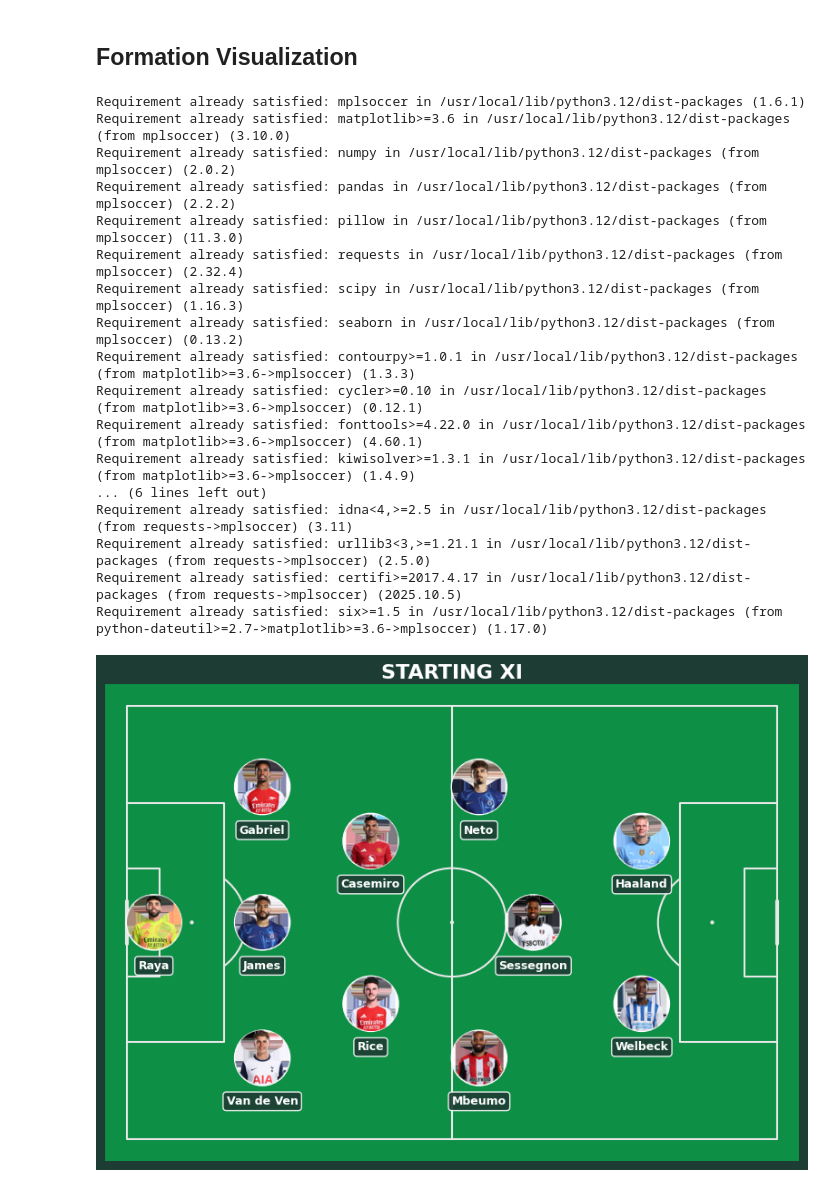
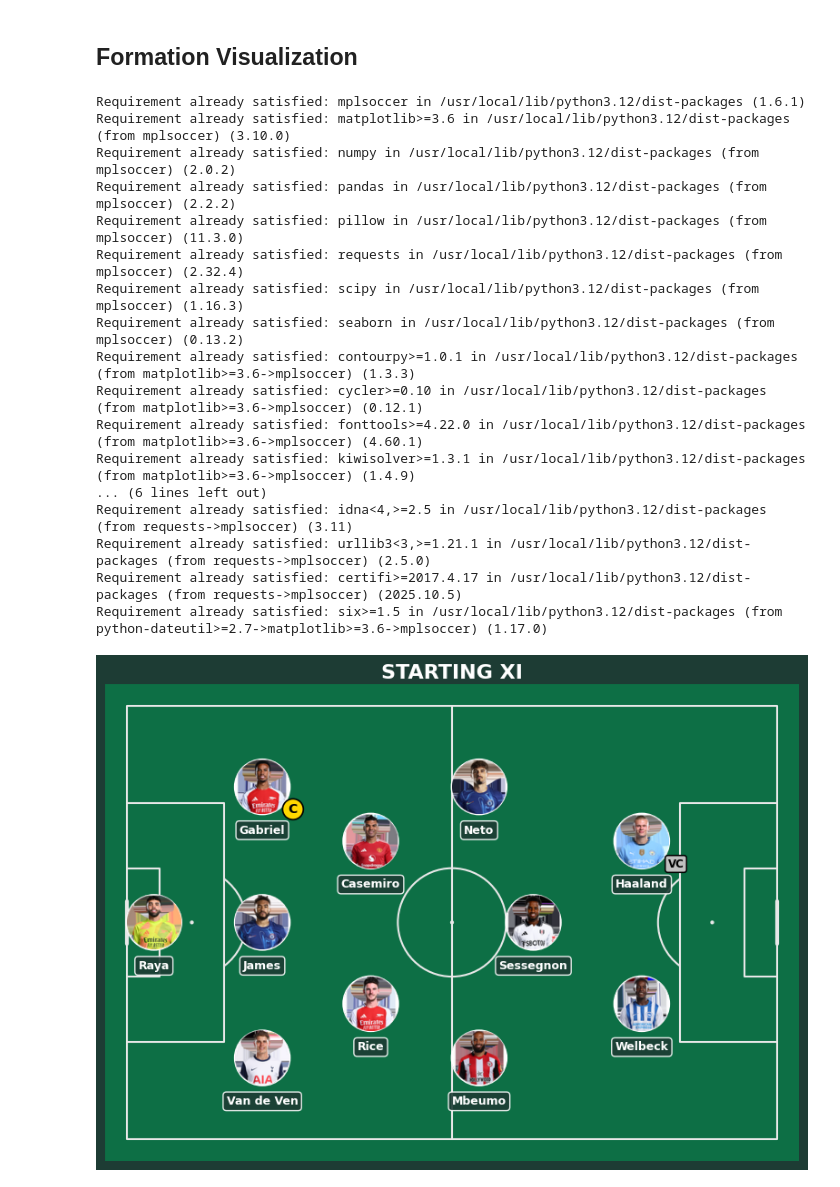
Before and after one commit to SamAbr/FPL-Squad-Selection, a Jupyter notebook: FPL.ipynb, the cells around one changed output. Drawn from its saved outputs; the diff is of its cells as text; code cells hidden in the pictures.

```diff
--- a/FPL.ipynb
+++ b/FPL.ipynb
@@ -992,6 +992,10 @@ import numpy as np
 import requests
 from io import BytesIO
 from PIL import ImageDraw
+
+# --- DEFINE CAPTAIN + VICE ---
+captain = "Gabriel"
+vice_captain = "Haaland"
 
 # --- SPLIT BY POSITION ---
 gk = starting_xi[starting_xi['position'] == 'Goalkeeper']
@@ -1006,7 +1010,7 @@ mids.loc[rice_idx], mids.loc[mbeumo_idx] = mids.loc[mbeumo_idx].copy(), mids.loc
 mids = mids.reset_index(drop=True)
 
 # --- CREATE PITCH ---
-pitch = Pitch(pitch_type='statsbomb', pitch_color='#0d8f45', line_color='#e8e8e8', line_zorder=2, linewidth=1.5)
+pitch = Pitch(pitch_type='statsbomb', pitch_color='#0d6f45', line_color='#e8e8e8', line_zorder=2, linewidth=1.5)
 
 fig, ax = pitch.draw(figsize=(8, 12))
 fig.set_facecolor('#1d3c34')
@@ -1084,6 +1088,14 @@ def draw_player_with_image(x, y, name, position):
             bbox=dict(boxstyle="round,pad=0.3", facecolor='#1d3c34',
                      edgecolor='white', alpha=0.9, linewidth=1))
 
+    # Captain / Vice Badge
+    if name == captain:
+        ax.text(x+4.8, y+4.8, "C", fontsize=10, weight='bold', color='black',
+                bbox=dict(boxstyle="circle,pad=0.32", fc='gold', ec='black', lw=1.2), zorder=8)
+    elif name == vice_captain:
+        ax.text(x+4.8, y+4.8, "VC", fontsize=8.5, weight='bold', color='black',
+                bbox=dict(boxstyle="round,pad=0.24", fc='silver', ec='black', lw=1.1), zorder=8)
+
 # --- PLOT PLAYERS WITH IMAGES ---
 # GK
 if len(gk) > 0:
@@ -1105,31 +1117,31 @@ for i, (_, row) in enumerate(mids.iterrows()):
 # FWD
 for i, (_, row) in enumerate(fwds.iterrows()):
     if i < len(positions['FWD']):
         x, y = positions['FWD'][i]
         draw_player_with_image(x, y, row['player_name'], row['position'])
 
 # --- TITLE ---
 ax.text(60, -6, 'STARTING XI', ha='center', va='center',
         fontsize=16, weight='bold', color='white')
 
 plt.tight_layout()
 plt.show()
 # %% [output]
 Requirement already satisfied: mplsoccer in /usr/local/lib/python3.12/dist-packages (1.6.1)
 Requirement already satisfied: matplotlib>=3.6 in /usr/local/lib/python3.12/dist-packages (from mplsoccer) (3.10.0)
 Requirement already satisfied: numpy in /usr/local/lib/python3.12/dist-packages (from mplsoccer) (2.0.2)
 Requirement already satisfied: pandas in /usr/local/lib/python3.12/dist-packages (from mplsoccer) (2.2.2)
 Requirement already satisfied: pillow in /usr/local/lib/python3.12/dist-packages (from mplsoccer) (11.3.0)
 Requirement already satisfied: requests in /usr/local/lib/python3.12/dist-packages (from mplsoccer) (2.32.4)
 Requirement already satisfied: scipy in /usr/local/lib/python3.12/dist-packages (from mplsoccer) (1.16.3)
 Requirement already satisfied: seaborn in /usr/local/lib/python3.12/dist-packages (from mplsoccer) (0.13.2)
 Requirement already satisfied: contourpy>=1.0.1 in /usr/local/lib/python3.12/dist-packages (from matplotlib>=3.6->mplsoccer) (1.3.3)
 Requirement already satisfied: cycler>=0.10 in /usr/local/lib/python3.12/dist-packages (from matplotlib>=3.6->mplsoccer) (0.12.1)
 Requirement already satisfied: fonttools>=4.22.0 in /usr/local/lib/python3.12/dist-packages (from matplotlib>=3.6->mplsoccer) (4.60.1)
 Requirement already satisfied: kiwisolver>=1.3.1 in /usr/local/lib/python3.12/dist-packages (from matplotlib>=3.6->mplsoccer) (1.4.9)
 ... (6 lines left out)
 Requirement already satisfied: idna<4,>=2.5 in /usr/local/lib/python3.12/dist-packages (from requests->mplsoccer) (3.11)
 Requirement already satisfied: urllib3<3,>=1.21.1 in /usr/local/lib/python3.12/dist-packages (from requests->mplsoccer) (2.5.0)
 Requirement already satisfied: certifi>=2017.4.17 in /usr/local/lib/python3.12/dist-packages (from requests->mplsoccer) (2025.10.5)
 Requirement already satisfied: six>=1.5 in /usr/local/lib/python3.12/dist-packages (from python-dateutil>=2.7->matplotlib>=3.6->mplsoccer) (1.17.0)
-[figure, old version]
+[figure, new version]
```
